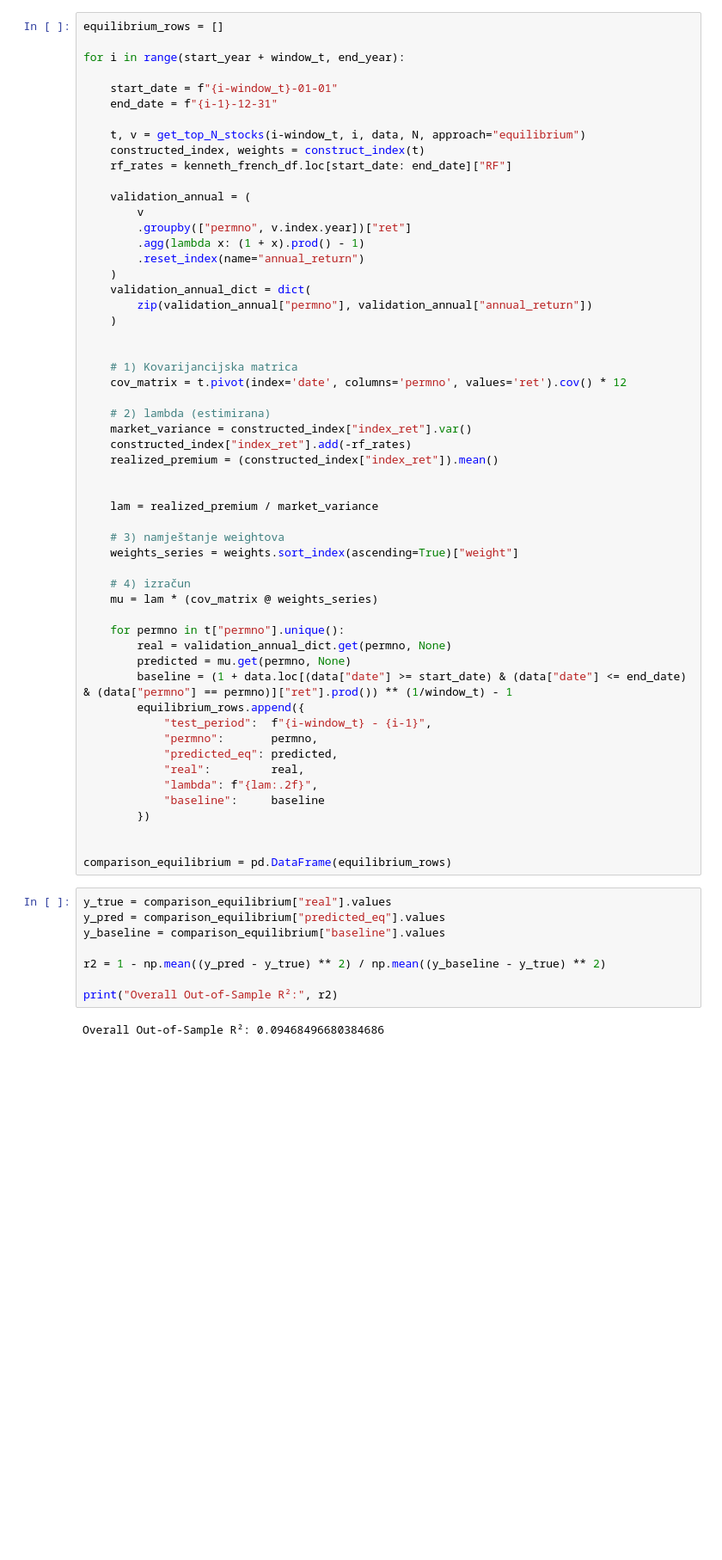
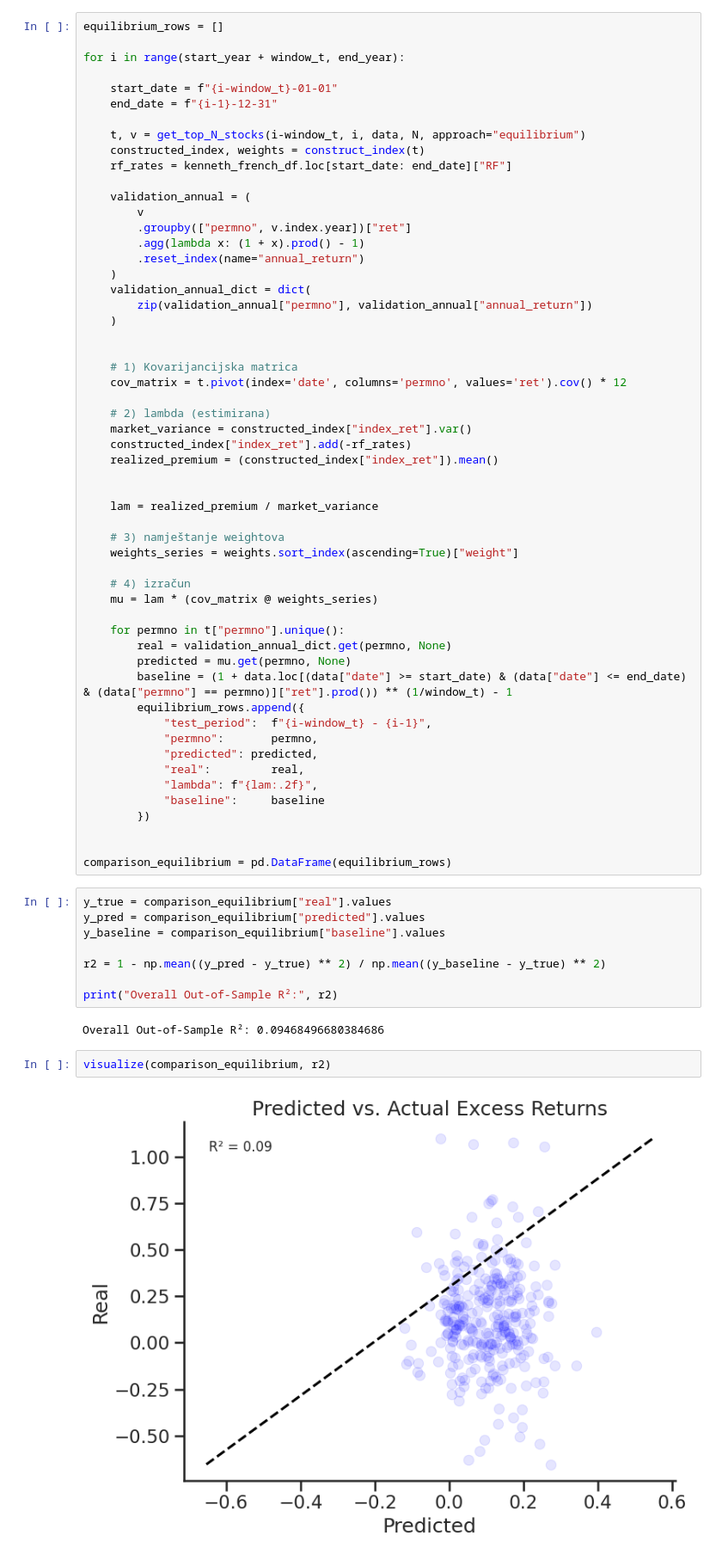
Before and after one commit to evucelic/EQ-Performance-Backtesting, a Jupyter notebook: US_stock_backtest/backtest.ipynb, the cells around one changed output. Shown at 86% size. Drawn from its saved outputs; the diff is of its cells as text; blank space fills up the shorter version.

```diff
--- a/US_stock_backtest/backtest.ipynb
+++ b/US_stock_backtest/backtest.ipynb
@@ -373,7 +373,7 @@ for i in range(start_year + window_t, end_year):
         equilibrium_rows.append({
             "test_period":  f"{i-window_t} - {i-1}",
             "permno":       permno,
-            "predicted_eq": predicted,
+            "predicted": predicted,
             "real":         real,
             "lambda": f"{lam:.2f}",
             "baseline":     baseline
@@ -383,7 +383,7 @@ for i in range(start_year + window_t, end_year):
 comparison_equilibrium = pd.DataFrame(equilibrium_rows)
 # %%
 y_true = comparison_equilibrium["real"].values
-y_pred = comparison_equilibrium["predicted_eq"].values
+y_pred = comparison_equilibrium["predicted"].values
 y_baseline = comparison_equilibrium["baseline"].values
 
 r2 = 1 - np.mean((y_pred - y_true) ** 2) / np.mean((y_baseline - y_true) ** 2)
@@ -391,3 +391,7 @@ r2 = 1 - np.mean((y_pred - y_true) ** 2) / np.mean((y_baseline - y_true) ** 2)
 print("Overall Out-of-Sample R²:", r2)
 # %% [output]
 Overall Out-of-Sample R²: 0.09468496680384686
+# %%
+visualize(comparison_equilibrium, r2)
+# %% [output]
+[figure, added]
```
Also changed, not shown: parts of 3 cells of this notebook.
